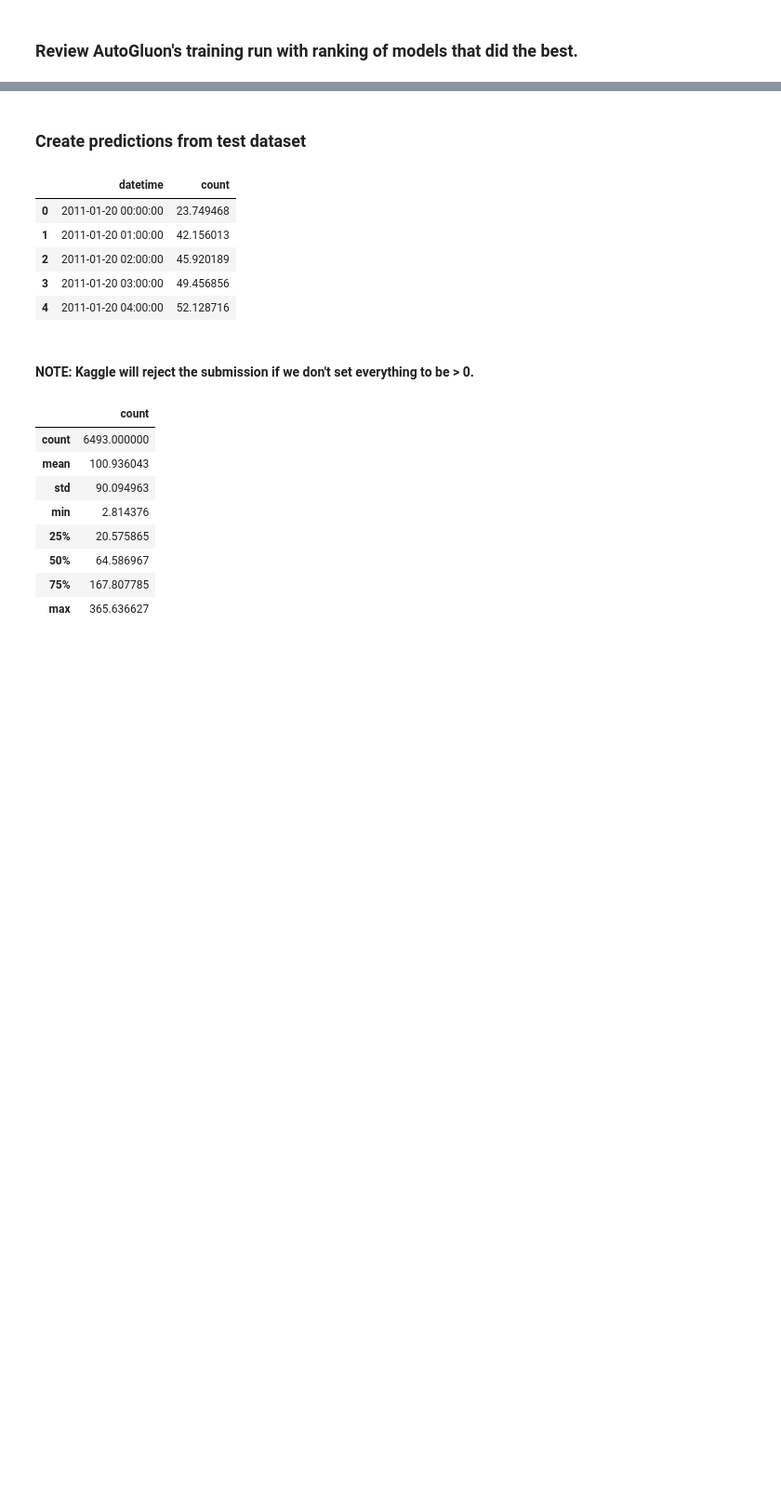
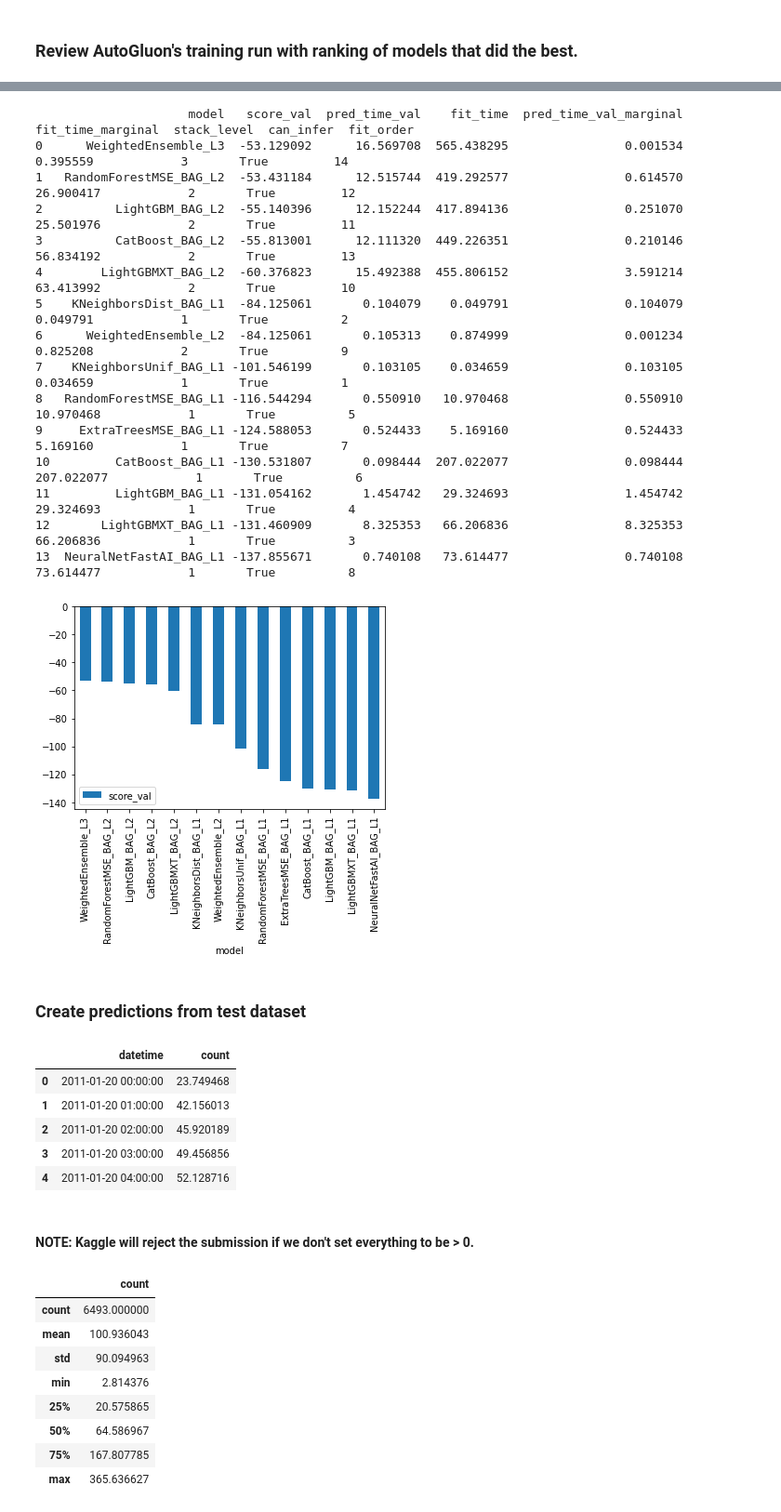
Before and after one commit to Ahmed-Eloraby/AWS_Project-1, a Jupyter notebook: project-template.ipynb, the cells around one changed output, grey strips where cells are left out. Shown at 93% size. Cells and saved outputs as stored; diff of their text form; code cells hidden in the pictures; blank space fills up the shorter version.

```diff
--- a/project-template.ipynb
+++ b/project-template.ipynb
@@ -293,6 +293,25 @@ Plot summary of models saved to file: AutogluonModels/ag-20230608_203324/Summary
  11          4
  12          3
  13          8  }
+# %%
+predictor.leaderboard(silent=False).plot(kind="bar", x="model", y="score_val");
+# %% [output]
+                     model   score_val  pred_time_val    fit_time  pred_time_val_marginal  fit_time_marginal  stack_level  can_infer  fit_order
+0      WeightedEnsemble_L3  -53.129092      16.569708  565.438295                0.001534           0.395559            3       True         14
+1   RandomForestMSE_BAG_L2  -53.431184      12.515744  419.292577                0.614570          26.900417            2       True         12
+2          LightGBM_BAG_L2  -55.140396      12.152244  417.894136                0.251070          25.501976            2       True         11
+3          CatBoost_BAG_L2  -55.813001      12.111320  449.226351                0.210146          56.834192            2       True         13
+4        LightGBMXT_BAG_L2  -60.376823      15.492388  455.806152                3.591214          63.413992            2       True         10
+5    KNeighborsDist_BAG_L1  -84.125061       0.104079    0.049791                0.104079           0.049791            1       True          2
+6      WeightedEnsemble_L2  -84.125061       0.105313    0.874999                0.001234           0.825208            2       True          9
+7    KNeighborsUnif_BAG_L1 -101.546199       0.103105    0.034659                0.103105           0.034659            1       True          1
+8   RandomForestMSE_BAG_L1 -116.544294       0.550910   10.970468                0.550910          10.970468            1       True          5
+9     ExtraTreesMSE_BAG_L1 -124.588053       0.524433    5.169160                0.524433           5.169160            1       True          7
+10         CatBoost_BAG_L1 -130.531807       0.098444  207.022077                0.098444         207.022077            1       True          6
+11         LightGBM_BAG_L1 -131.054162       1.454742   29.324693                1.454742          29.324693            1       True          4
+12       LightGBMXT_BAG_L1 -131.460909       8.325353   66.206836                8.325353          66.206836            1       True          3
+13  NeuralNetFastAI_BAG_L1 -137.855671       0.740108   73.614477                0.740108          73.614477            1       True          8
+[figure, added]
 # %% [markdown]
 ### Create predictions from test dataset
 # %%
```
Also changed, not shown: parts of 5 cells of this notebook, 2 other files.
